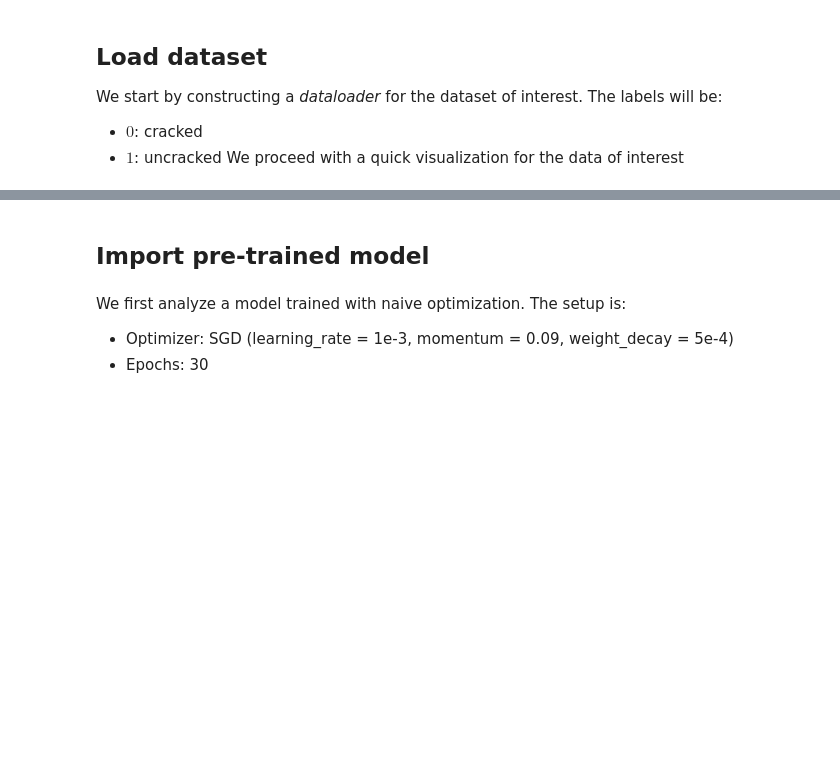
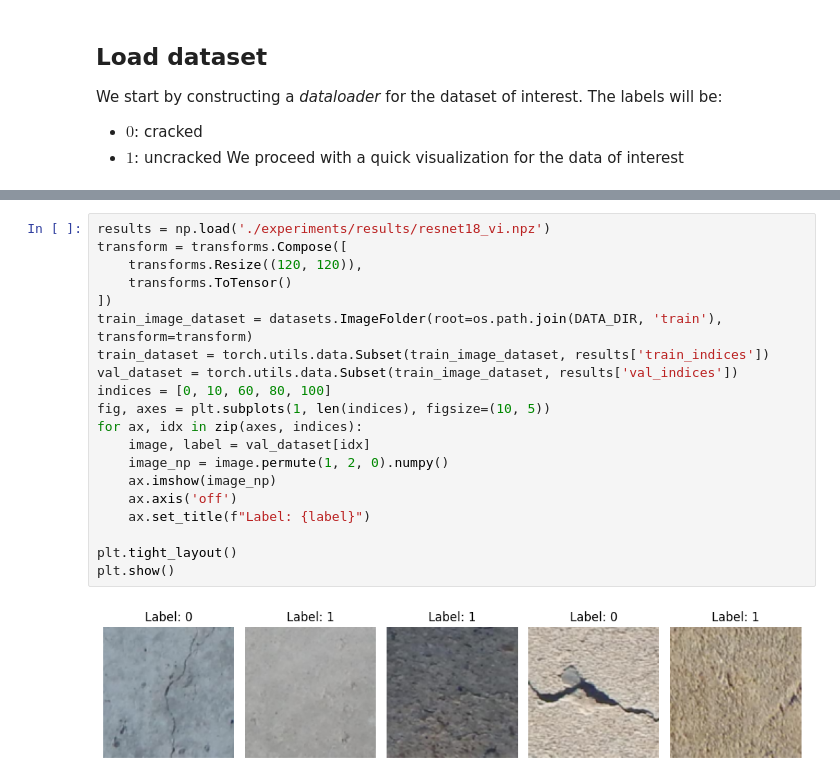
Before and after one commit to mattyred/KAUST-STAT301-BayesianDeepLearning, a Jupyter notebook: bdl_project.ipynb, the cells around one changed output, grey strips where cells are left out. Cells and saved outputs as stored; diff of their text form; blank space fills up the shorter version.

```diff
--- a/bdl_project.ipynb
+++ b/bdl_project.ipynb
@@ -89,7 +173,23 @@ WARNING:matplotlib.image:Clipping input data to the valid range for imshow with
-# %% [markdown]
-## Import pre-trained model
-# %% [markdown]
-We first analyze a model trained with naive optimization. The setup is:
-- Optimizer: SGD (learning_rate = 1e-3, momentum = 0.09, weight_decay = 5e-4)
-- Epochs: 30
+# %%
+results = np.load('./experiments/results/resnet18_vi.npz')
+transform = transforms.Compose([
+    transforms.Resize((120, 120)),
+    transforms.ToTensor()
+])
+train_image_dataset = datasets.ImageFolder(root=os.path.join(DATA_DIR, 'train'), transform=transform)
+train_dataset = torch.utils.data.Subset(train_image_dataset, results['train_indices'])
+val_dataset = torch.utils.data.Subset(train_image_dataset, results['val_indices'])
+indices = [0, 10, 60, 80, 100]
+fig, axes = plt.subplots(1, len(indices), figsize=(10, 5))
+for ax, idx in zip(axes, indices):
+    image, label = val_dataset[idx]
+    image_np = image.permute(1, 2, 0).numpy()
+    ax.imshow(image_np)
+    ax.axis('off')
+    ax.set_title(f"Label: {label}")
+
+plt.tight_layout()
+plt.show()
+# %% [output]
+[figure, added]
 # %%
```
Also changed, not shown: parts of 19 cells of this notebook, 15 other files.
